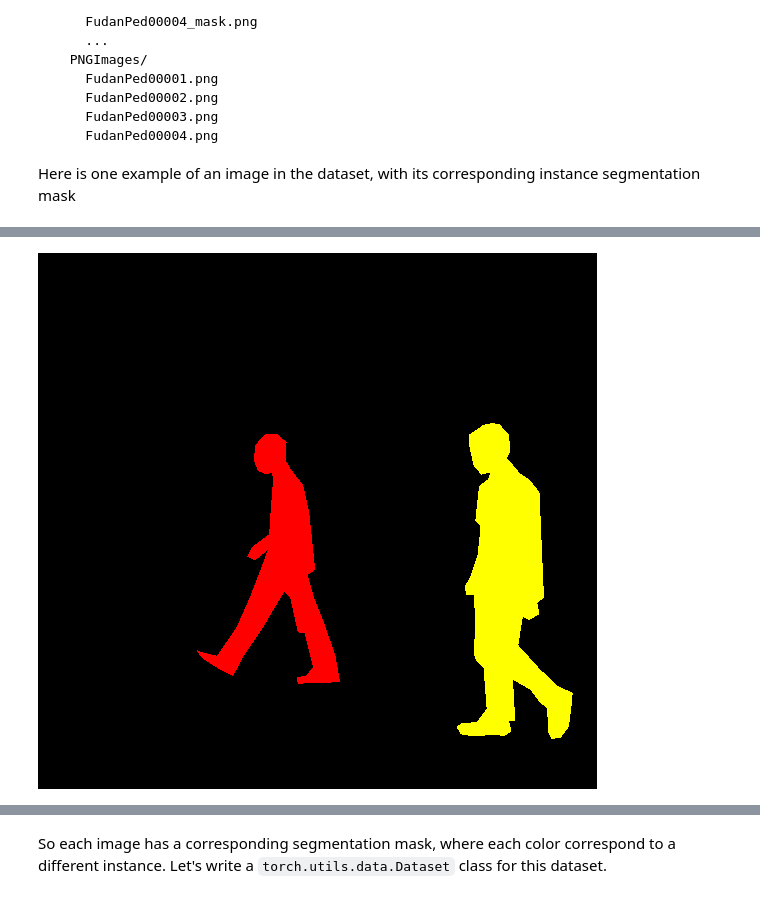
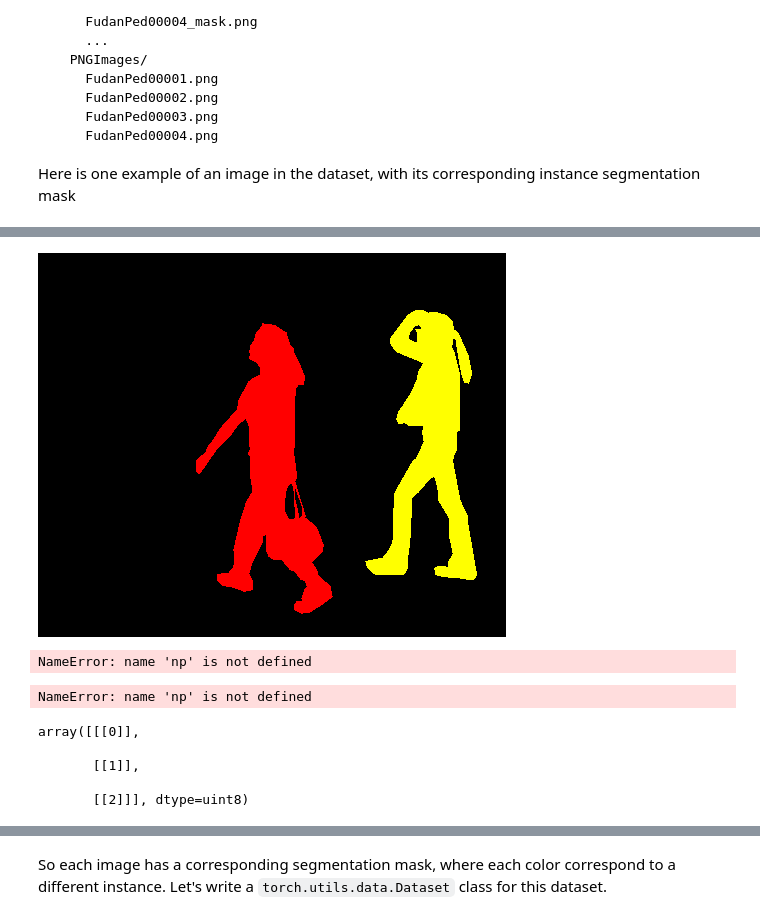
Before and after one commit to lih0905/PyTorch_Study, a Jupyter notebook: 8) TorchVision 0.3 Object Detection finetuning tutorial.ipynb, the cells around one changed output, grey strips where cells are left out. Drawn from its saved outputs; the diff is of its cells as text; code cells hidden in the pictures.

```diff
--- a/8) TorchVision 0.3 Object Detection finetuning tutorial.ipynb
+++ b/8) TorchVision 0.3 Object Detection finetuning tutorial.ipynb
@@ -93,14 +93,31 @@ Image.open('PennFudanPed/PNGImages/FudanPed00001.png')
 # %%
-mask = Image.open('PennFudanPed/PedMasks/FudanPed00001_mask.png')
+mask = Image.open('data/PennFudanPed/PedMasks/FudanPed00012_mask.png')
 # each mask instance has a different color, from zero to N, where
 # N is the number of instances. In order to make visualization easier,
 # let's adda color palette to the mask.
 mask.putpalette([
     0, 0, 0, # black background
     255, 0, 0, # index 1 is red
     255, 255, 0, # index 2 is yellow
     255, 153, 0, # index 3 is orange
 ])
 mask
 # %% [output]
-[figure, old version]
+[figure, new version]
+# %%
+tt = np.array(Image.open('data/PennFudanPed/PedMasks/FudanPed00012_mask.png'))
+tt[200] # 각 픽셀마다 1,2 등으로 인덱스를 지정
+# %% [output]
+NameError: name 'np' is not defined
+# %%
+np.unique(tt)
+# %% [output]
+NameError: name 'np' is not defined
+# %%
+np.unique(tt)[:, None, None]
+# %% [output]
+array([[[0]],
+
+       [[1]],
+
+       [[2]]], dtype=uint8)
```
Also changed, not shown: parts of 34 cells of this notebook, 5 other files.
